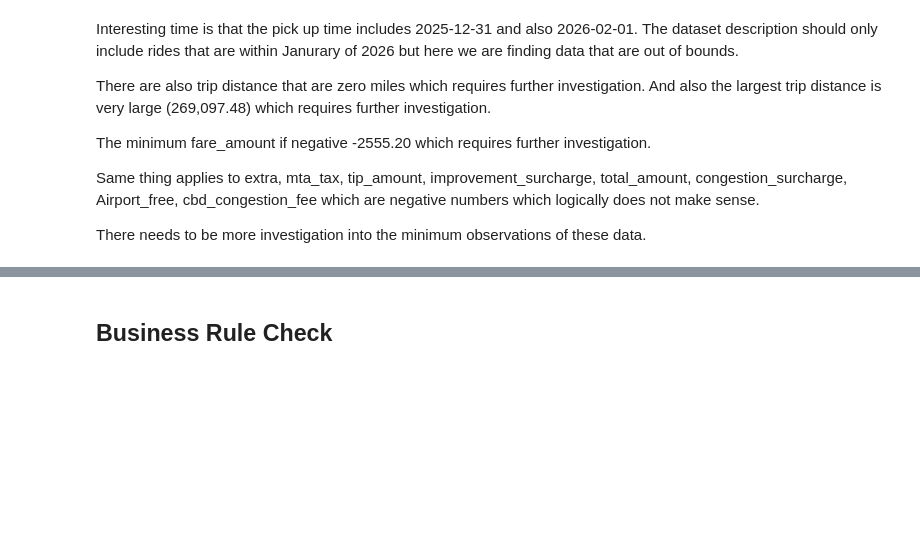
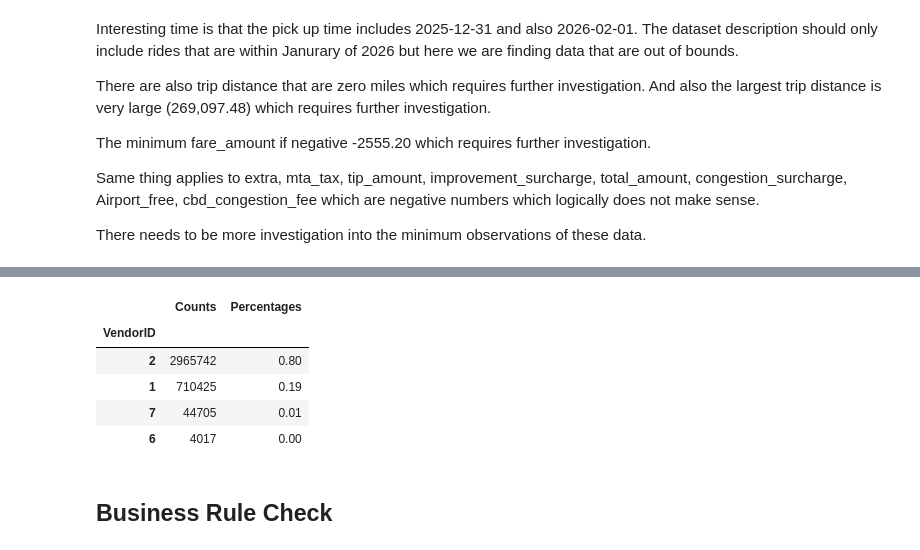
Before and after one commit to samuel54illinois/NYC_TLC_Trip_Record_Analysis, a Jupyter notebook: notebook_analysis/0_data_audit.ipynb, the cells around one changed output, grey strips where cells are left out. Saved outputs shown, nothing was run; the diff lists cells and outputs as text; code cells hidden in the pictures; blank space fills up the shorter version.

Commit message:
categorical distribution analysis began

```diff
--- a/notebook_analysis/0_data_audit.ipynb
+++ b/notebook_analysis/0_data_audit.ipynb
@@ -335,3 +367,21 @@ There needs to be more investigation into the minimum observations of these data
+# %%
+# Distribution in percentages for vendor ID
+counts = yellow_trip_data["VendorID"].value_counts(dropna=False)
+percentage = yellow_trip_data["VendorID"].value_counts(normalize=True, dropna=False)
+
+result = pd.DataFrame(
+    {"Counts" : counts,
+    "Percentages" : percentage}
+)
+
+result
+# %% [output]
+|  | Counts | Percentages |
+| VendorID |  |  |
+| 2 | 2965742 | 0.80 |
+| 1 | 710425 | 0.19 |
+| 7 | 44705 | 0.01 |
+| 6 | 4017 | 0.00 |
 # %% [markdown]
 ## Business Rule Check
 # %%
```
Also changed, not shown: parts of 2 cells of this notebook.
